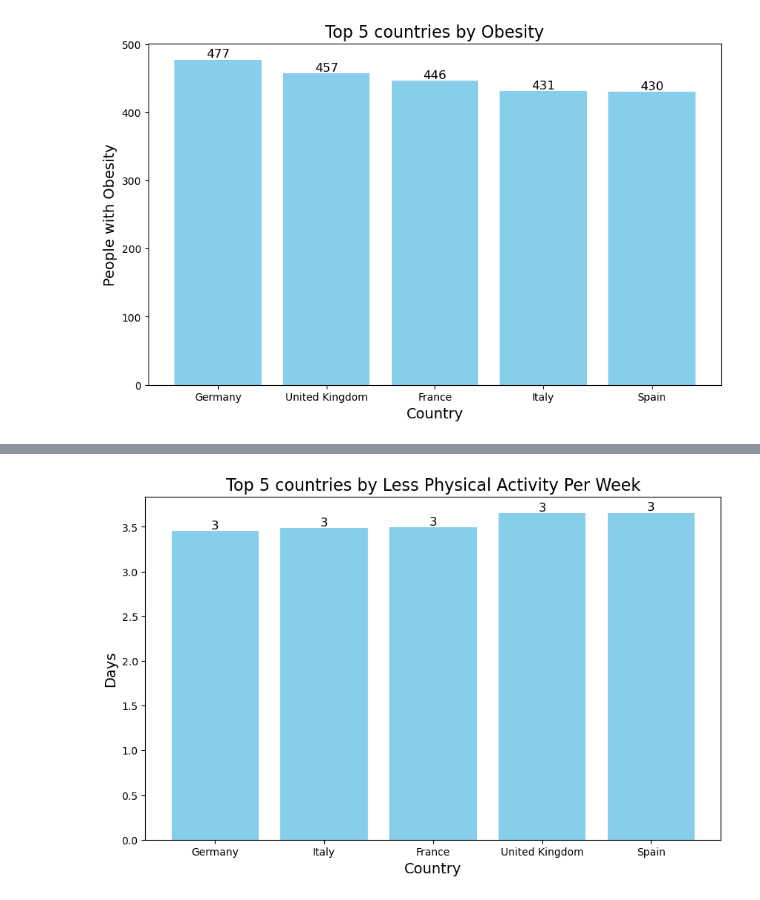
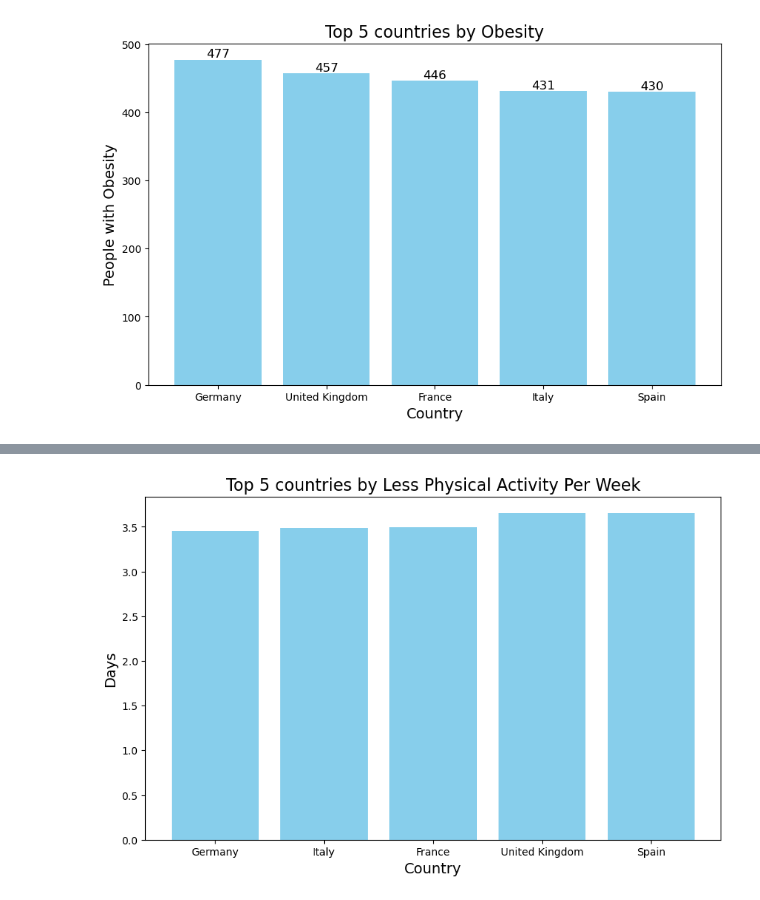
Before and after one commit to AlejandroAlegrePinilla/FitRing, a Jupyter notebook: main.ipynb, the cells around one changed output, grey strips where cells are left out. Cells and saved outputs as stored; diff of their text form; code cells hidden in the pictures.

```diff
--- a/main.ipynb
+++ b/main.ipynb
@@ -19,7 +6,7 @@ df_1.head()
 # %%
-url_2 = "C:\\Users\\alexa\\OneDrive\\Escritorio\\archive\\Economy_Indicators.csv"
-df_2 = pd.read_csv(url_2)
+url = "https://raw.githubusercontent.com/AlejandroAlegrePinilla/FitRing/main/merged_data.csv"
+df = pd.read_csv(url)
 pd.set_option("display.max_columns", None)
-df_2.columns = df_2.columns.str.lower().str.strip().str.replace(" ", "_")
-df_2.head()
+df.columns = df.columns.str.lower().str.strip().str.replace(" ", "_")
+df.head()
 # %% [output]
@@ -121,7 +45,7 @@ top_5_gdp
 # %% [markdown]
 Top 5 países con menos días de actividad física a la semana
 # %%
-group_physical_activity_days_per_week = merged_df.groupby('country')["physical_activity_days_per_week"].mean().reset_index()
+group_physical_activity_days_per_week = df.groupby('country')["physical_activity_days_per_week"].mean().reset_index()
 top_5_physical_activity_days_per_week = group_physical_activity_days_per_week.sort_values(by='physical_activity_days_per_week', ascending=True).head(5)
 top_5_physical_activity_days_per_week
 # %% [output]
@@ -159,4 +83,4 @@ plot_bar_with_values(top_5_sedentary_hours_per_day, "country", "sedentary_hours_
 # %%
-plot_bar_with_values(top_5_physical_activity_days_per_week, "country", "physical_activity_days_per_week", "Top 5 countries by Less Physical Activity Per Week", "Country", "Days")
+plot_bar_without_values(top_5_physical_activity_days_per_week, "country", "physical_activity_days_per_week", "Top 5 countries by Less Physical Activity Per Week", "Country", "Days")
 # %% [output]
-[figure, old version]
+[figure, new version]
```
Also changed, not shown: parts of 11 cells of this notebook, 2 other files.
